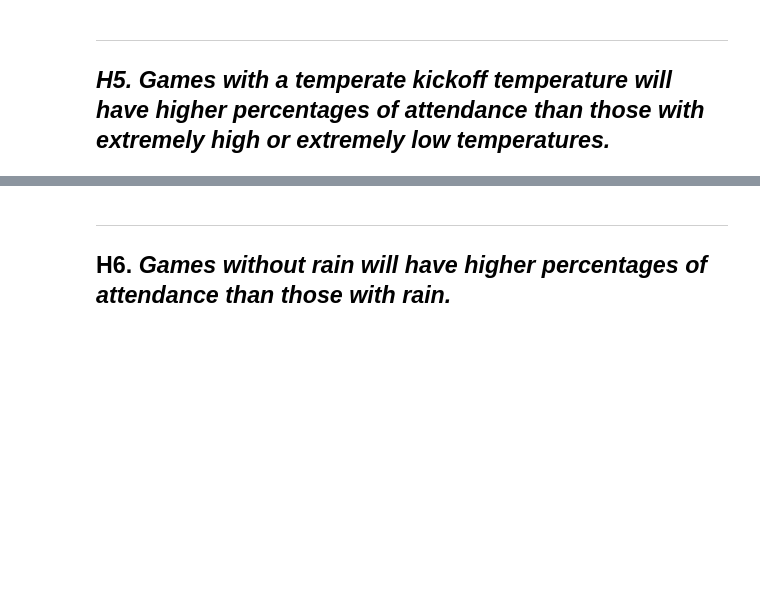
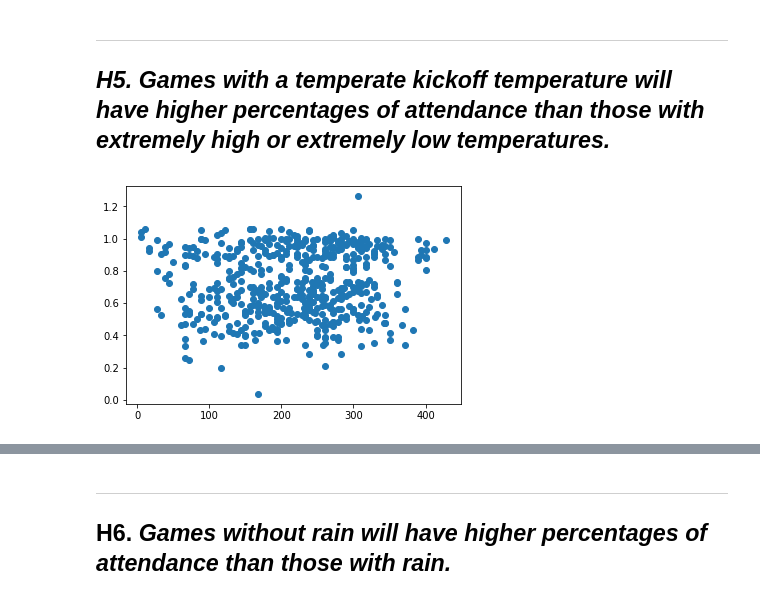
Before and after one commit to TaraWilson17/data512, a Jupyter notebook: final_project/data_analysis.ipynb, the cells around one changed output, grey strips where cells are left out. Drawn from its saved outputs; the diff is of its cells as text; code cells hidden in the pictures; blank space fills up the shorter version.

```diff
--- a/final_project/data_analysis.ipynb
+++ b/final_project/data_analysis.ipynb
@@ -5,2 +8,2 @@ import matplotlib.ticker as tick
 # %%
-attendance_data = pd.read_csv("processed_data/seasons_2012-2018_attendance_data.csv")
+attendance_data_with_rain_data = pd.read_csv("processed_data/seasons_2012-2018_attendance_data.csv")
@@ -43,3 +155,10 @@ attendance_data
 # %% [markdown]
 --------------------------
 ## *H5. Games with a temperate kickoff temperature will have higher percentages of attendance than those with extremely high or extremely low temperatures.*
+# %%
+max_temp_attendance = attendance_data_with_rain_data[attendance_data_with_rain_data["max_temp"] >= 0]
+
+plt.plot(max_temp_attendance["max_temp"], max_temp_attendance["attendance_percentage"], "o")
+plt.show()
+# %% [output]
+[figure, added]
```
Also changed, not shown: parts of 17 cells of this notebook.
